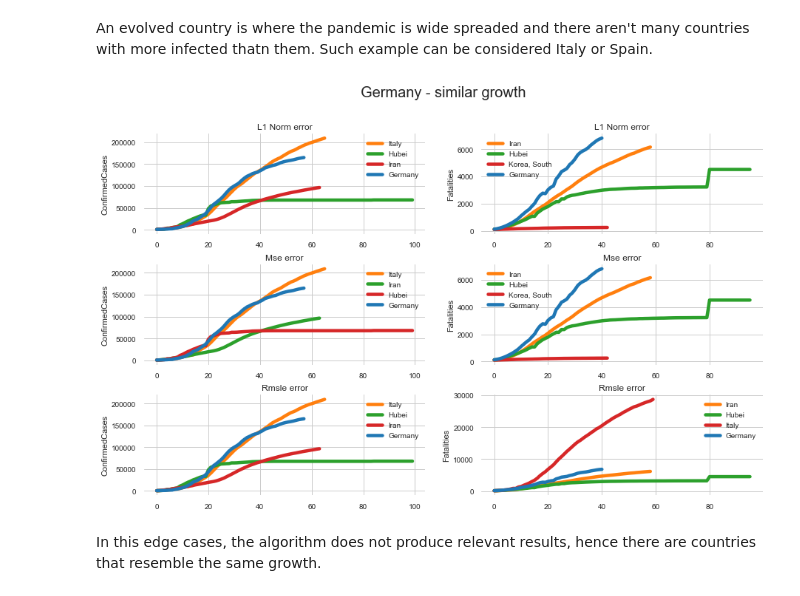
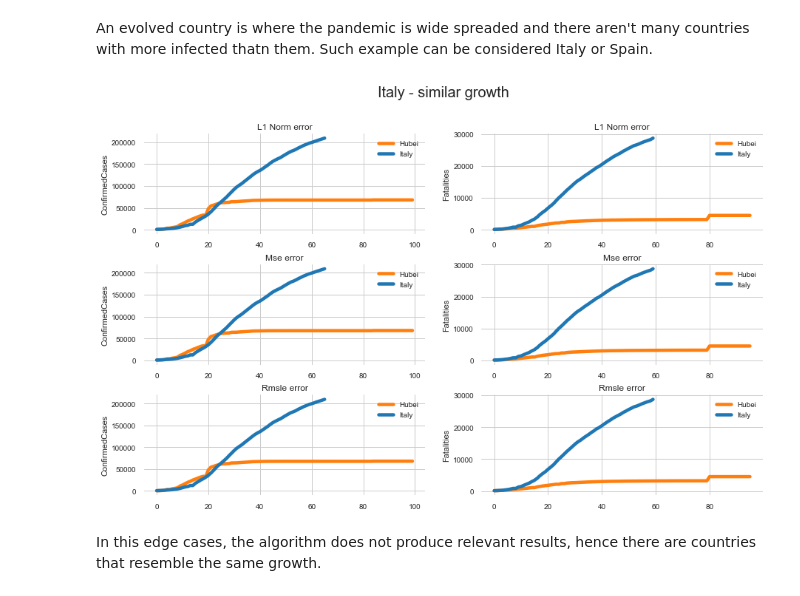
Before and after one commit to rdbch/COVID-19-Forecast, a Jupyter notebook: notebooks/Covid_19_Country_growth_similarity.ipynb, the cells around one changed output. Saved outputs shown, nothing was run; the diff lists cells and outputs as text; code cells hidden in the pictures.

Commit message:
added conda req and update jupyter images

```diff
--- a/notebooks/Covid_19_Country_growth_similarity.ipynb
+++ b/notebooks/Covid_19_Country_growth_similarity.ipynb
@@ -170,3 +161,12 @@ def l1_norm_error(source, candidate):
+# %%
+def l1_norm_error(source, candidate):
+
+    error = (abs(source - candidate))
+    source[source == 0] = 1e-30       # add for numerical stability
+    error = error/source              # normalize the error
+    error = error.mean()
+
+    return error
 # %% [markdown]
 #### 3.1.2 Root mean squared log error
 # %% [markdown]
@@ -266,9 +266,9 @@ From the above compared, usually L1 norm and RMSLE yielded the same countries in
 # %% [markdown]
 An evolved country is where the pandemic is wide spreaded and there aren't many countries with more infected thatn them. Such example can be considered Italy or Spain.
 # %%
-test_metrics(allData, 'Germany', 500, 100)
+test_metrics(allData, 'Italy', 500, 100)
 # %% [output]
-[figure, old version]
+[figure, new version]
 # %% [markdown]
 In this edge cases, the algorithm does not produce relevant results, hence there are countries that resemble the same growth.
 # %% [markdown]
```
Also changed, not shown: parts of 1 cell of this notebook, 1 other file.
